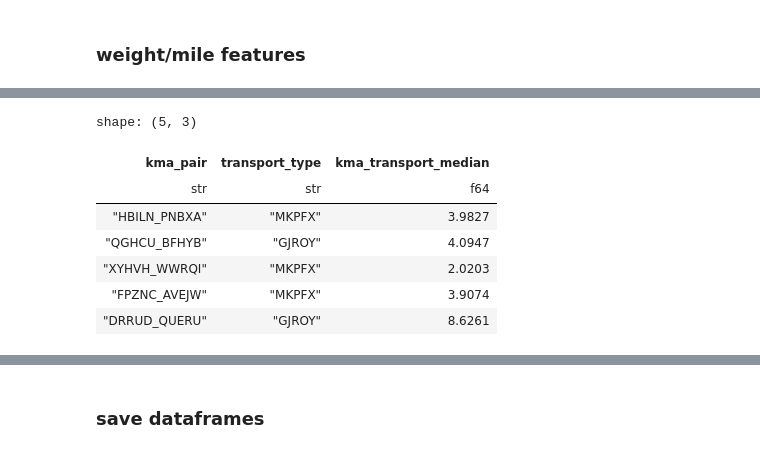
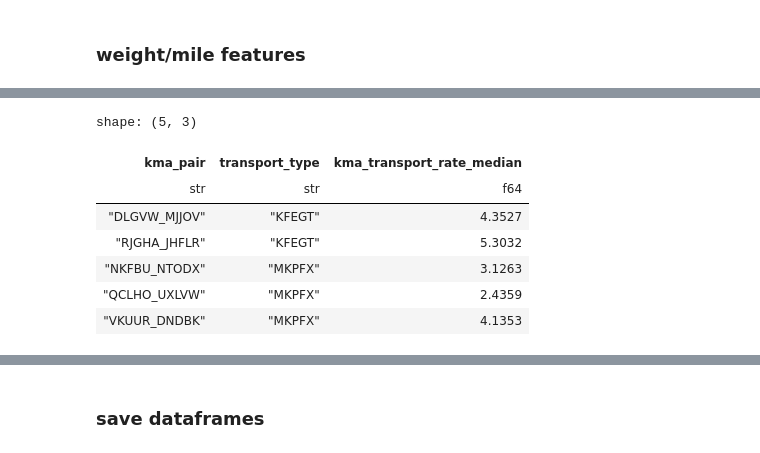
Before and after one commit to KonstantinBurkin/ml-engineer-greenscreens, a Jupyter notebook: notebooks/1_data_processing.ipynb, the cells around one changed output, grey strips where cells are left out. Saved outputs shown, nothing was run; the diff lists cells and outputs as text; code cells hidden in the pictures.

```diff
--- a/notebooks/1_data_processing.ipynb
+++ b/notebooks/1_data_processing.ipynb
@@ -201,2 +261,38 @@ shape: (5, 21)
+# %%
+train = (
+    train.with_columns(
+        c("weight")
+        .quantile(0.75)
+        .over("kma_track", "transport_type")
+        .alias("q75_weight"),
+        c("weight")
+        .quantile(0.25)
+        .over("kma_track", "transport_type")
+        .alias("q25_weight"),
+        c("rate").quantile(0.75).over("kma_track", "transport_type").alias("q75_rate"),
+        c("rate").quantile(0.25).over("kma_track", "transport_type").alias("q25_rate"),
+    )
+    .with_columns(
+        pl.when(c("rate") > (c("q75_rate") + 1.5 * (c("q75_rate") - c("q25_rate"))))
+        .then(c("q75_rate") + 1.5 * (c("q75_rate") - c("q25_rate")))
+        .when(c("rate") < (c("q25_rate") - 1.5 * (c("q75_rate") - c("q25_rate"))))
+        .then(c("q25_rate") - 1.5 * (c("q75_rate") - c("q25_rate")))
+        .otherwise(c("rate"))
+        .alias("rate")
+    )
+    .with_columns(
+        pl.when(
+            c("weight") > c("q75_weight") + 1.5 * (c("q75_weight") - c("q25_weight"))
+        )
+        .then(c("q75_weight") + 1.5 * (c("q75_weight") - c("q25_weight")))
+        .when(
+            c("weight") < (c("q25_weight") - 1.5 * (c("q75_weight") - c("q25_weight")))
+        )
+        .then(c("q25_weight") - 1.5 * (c("q75_weight") - c("q25_weight")))
+        .otherwise(c("weight"))
+        .alias("weight")
+    )
+    .drop("q75_weight", "q25_weight", "q75_rate", "q25_rate")
+)
 # %% [markdown]
 ### split train into train_df and eval_df
@@ -212,22 +311,21 @@ eval_df = train.filter(
 # %%
 kma_transport_median = (
-    train_df.group_by("kma_pair", "transport_type")
-    .agg(
+    train.group_by("kma_pair", "transport_type").agg(
         c("rate").count().alias("kma_transport_count"),
-        c("rate").median().alias("kma_transport_median"),
+        c("rate").median().alias("kma_transport_rate_median"),
     )
-    .sort("kma_transport_count")
+    # .sort("kma_transport_count")
     # .filter(c("kma_transport_count") >= 5)
     .drop("kma_transport_count")
 )
 kma_transport_median.head()
 # %% [output]
 shape: (5, 3)
-| kma_pair | transport_type | kma_transport_median |
+| kma_pair | transport_type | kma_transport_rate_median |
 | str | str | f64 |
-| "HBILN_PNBXA" | "MKPFX" | 3.9827 |
-| "QGHCU_BFHYB" | "GJROY" | 4.0947 |
-| "XYHVH_WWRQI" | "MKPFX" | 2.0203 |
-| "FPZNC_AVEJW" | "MKPFX" | 3.9074 |
-| "DRRUD_QUERU" | "GJROY" | 8.6261 |
+| "DLGVW_MJJOV" | "KFEGT" | 4.3527 |
+| "RJGHA_JHFLR" | "KFEGT" | 5.3032 |
+| "NKFBU_NTODX" | "MKPFX" | 3.1263 |
+| "QCLHO_UXLVW" | "MKPFX" | 2.4359 |
+| "VKUUR_DNDBK" | "MKPFX" | 4.1353 |
 # %%
```
Also changed, not shown: parts of 85 cells of this notebook.
